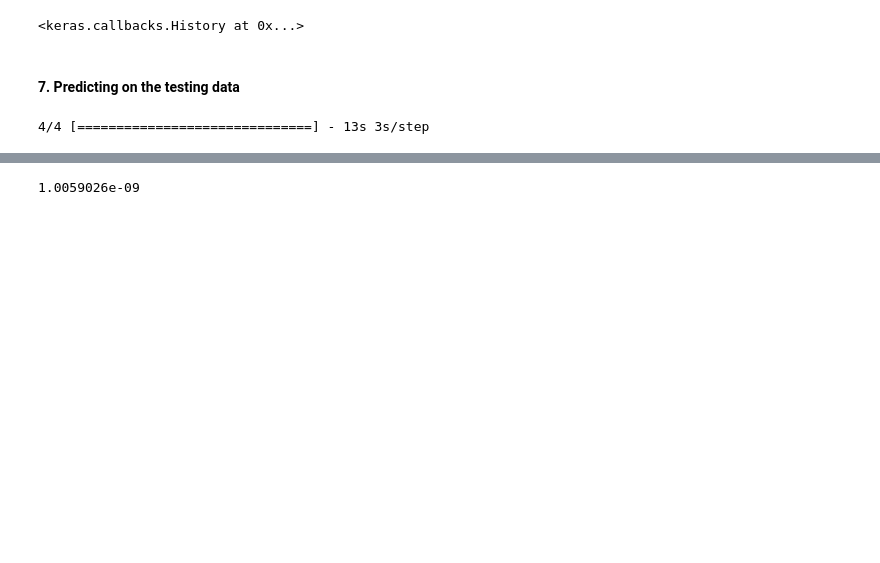
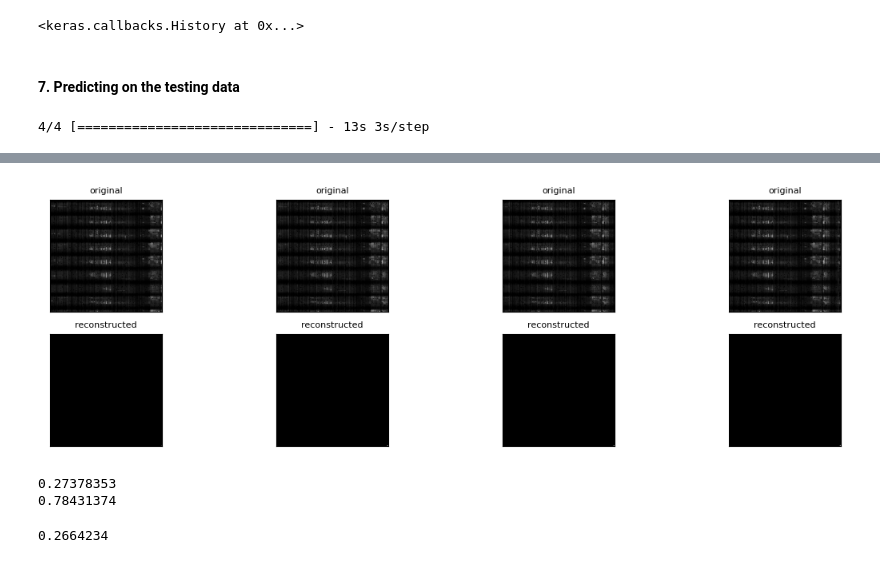
Before and after one commit to Evan-Callaghan/FieldsAcademy-NeuralNetworks, a Jupyter notebook: Project/Working/image_model.ipynb, the cells around one changed output, grey strips where cells are left out. Drawn from its saved outputs; the diff is of its cells as text; code cells hidden in the pictures; blank space fills up the shorter version.

```diff
--- a/Project/Working/image_model.ipynb
+++ b/Project/Working/image_model.ipynb
@@ -155,6 +176,35 @@ plt.show()
 # %%
 decoded_val_images_new = decoded_val_images*255
+
+n = 4
+plt.figure(figsize=(14, 4))
+
+for i in range(n):
+    # display original
+    ax = plt.subplot(2, n, i + 1)
+    plt.imshow(tf.squeeze(Y_val[i]), cmap = 'gray')
+    plt.title("original", fontsize = 8)
+    plt.gray()
+    ax.get_xaxis().set_visible(False)
+    ax.get_yaxis().set_visible(False)
+
+    # display reconstruction
+    ax = plt.subplot(2, n, i + 1 + n)
+    plt.imshow(tf.squeeze(decoded_val_images_new[i]), cmap = 'gray')
+    plt.title("reconstructed", fontsize = 8)
+    plt.gray()
+    ax.get_xaxis().set_visible(False)
+    ax.get_yaxis().set_visible(False)
+plt.show()
+# %% [output]
+[figure, added]
 # %%
-decoded_val_images_new.max()
+print(decoded_val_images.max())
+print(Y_val.max())
 # %% [output]
-1.0059026e-09
+0.27378353
+0.78431374
+# %%
+decoded_val_images[10].max()
+# %% [output]
+0.2664234
```
Also changed, not shown: parts of 11 cells of this notebook.
